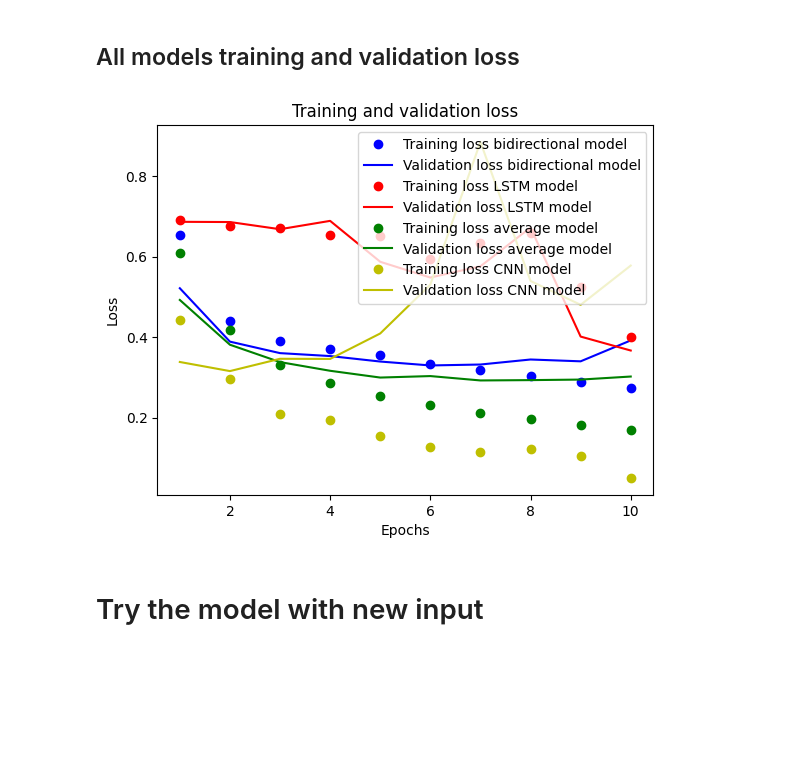
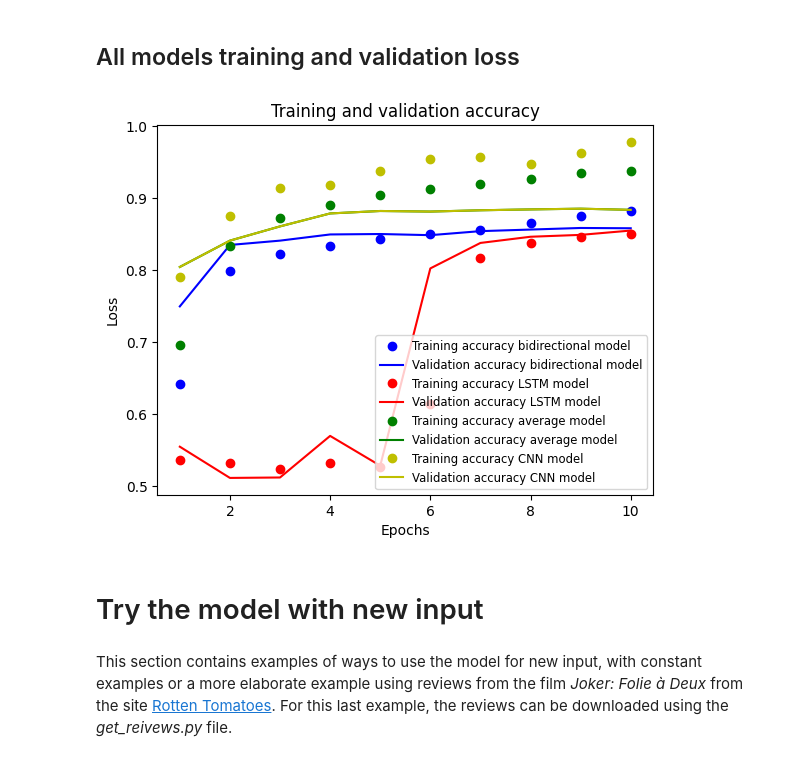
Before and after one commit to JoseMenta/sentiment_analysis, a Jupyter notebook: sample.ipynb, the cells around one changed output. Drawn from its saved outputs; the diff is of its cells as text; code cells hidden in the pictures; blank space fills up the shorter version.

```diff
--- a/sample.ipynb
+++ b/sample.ipynb
@@ -481,28 +501,30 @@ plt.show()
 ## All models training and validation loss
 # %%
 # "bo" is for "blue dot"
-plt.plot(epochs, loss_bidirectional_model, 'bo', label='Training loss bidirectional model')
+plt.plot(epochs, acc_bidirectional_model, 'bo', label='Training accuracy bidirectional model')
 # b is for "solid blue line"
-plt.plot(epochs, val_loss_bidirectional_model, 'b', label='Validation loss bidirectional model')
+plt.plot(epochs, val_acc_bidirectional_model, 'b', label='Validation accuracy bidirectional model')
 
-plt.plot(epochs, loss_LSTM_model, 'ro', label='Training loss LSTM model')
-plt.plot(epochs, val_loss_LSTM_model, 'r', label='Validation loss LSTM model')
+plt.plot(epochs, acc_LSTM_model, 'ro', label='Training accuracy LSTM model')
+plt.plot(epochs, val_acc_LSTM_model, 'r', label='Validation accuracy LSTM model')
 
-plt.plot(epochs, loss_average_model, 'go', label='Training loss average model')
-plt.plot(epochs, val_loss_average_model, 'g', label='Validation loss average model')
+plt.plot(epochs, acc_average_model, 'go', label='Training accuracy average model')
+plt.plot(epochs, val_acc_average_model, 'g', label='Validation accuracy average model')
 
-plt.plot(epochs, loss_CNN_model, 'yo', label='Training loss CNN model')
-plt.plot(epochs, val_loss_CNN_model, 'y', label='Validation loss CNN model')
+plt.plot(epochs, acc_CNN_model, 'yo', label='Training accuracy CNN model')
+plt.plot(epochs, val_acc_average_model, 'y', label='Validation accuracy CNN model')
 
-plt.title('Training and validation loss')
+plt.title('Training and validation accuracy')
 plt.xlabel('Epochs')
 plt.ylabel('Loss')
-plt.legend()
+plt.legend(fontsize='small')
 
 plt.show()
 # %% [output]
-[figure, old version]
+[figure, new version]
 # %% [markdown]
 # Try the model with new input
+# %% [markdown]
+This section contains examples of ways to use the model for new input, with constant examples or a more elaborate example using reviews from the film _Joker: Folie à Deux_ from the site [Rotten Tomatoes](https://www.rottentomatoes.com/m/joker_folie_a_deux). For this last example, the reviews can be downloaded using the _get\_reivews.py_ file.
 # %%
 example, _ = vectorize_text('such a horrible movie, would not recommend',0)
```
Also changed, not shown: parts of 32 cells of this notebook, 1 other file.
